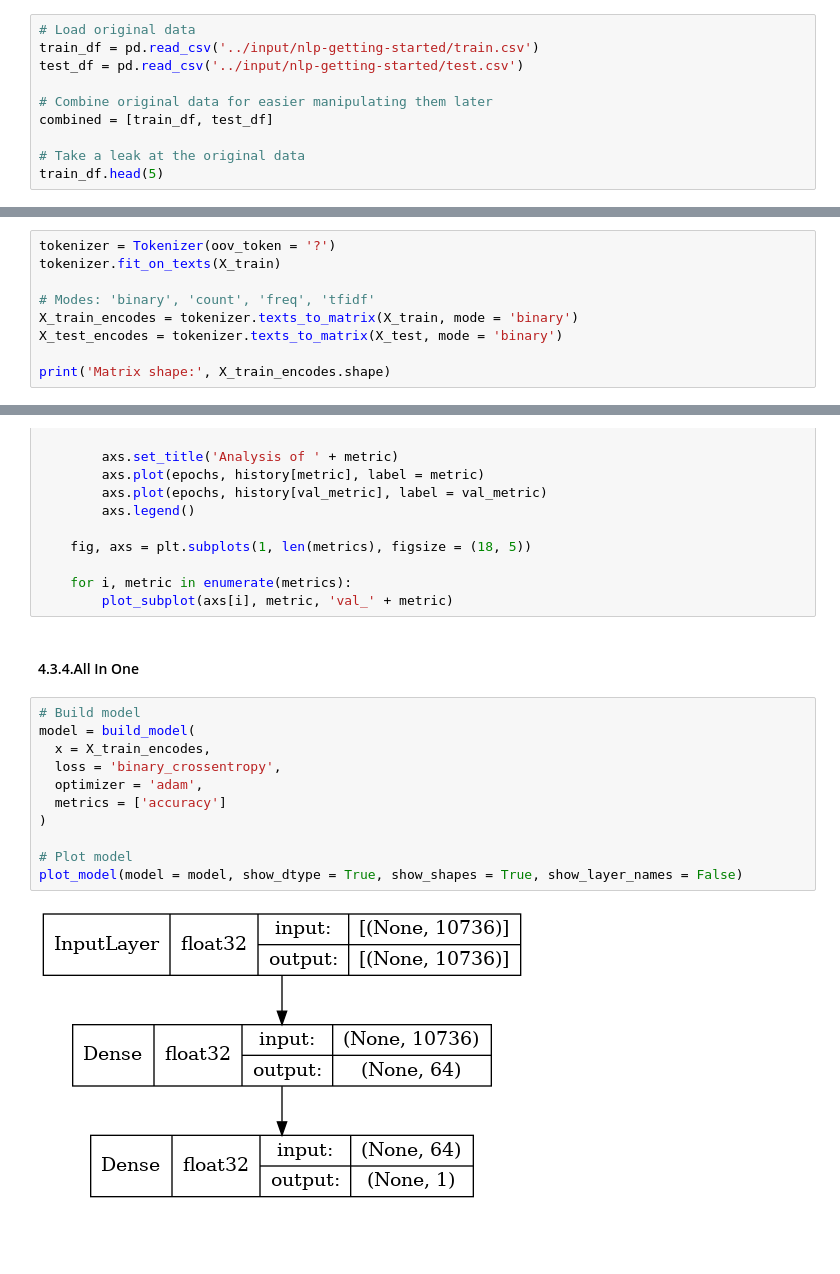
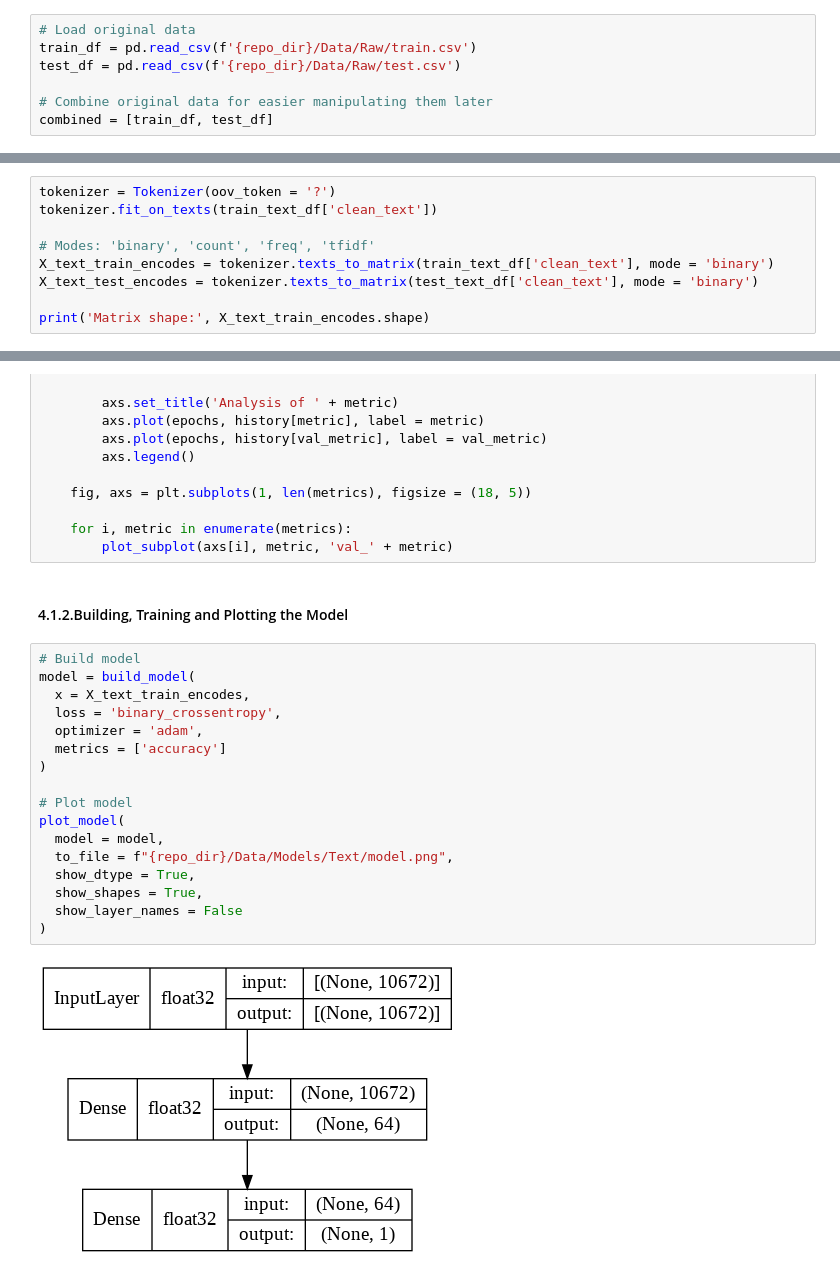
Before and after one commit to keivanipchihagh/NLP-with-Disaster-Tweets, a Jupyter notebook: NLP with Disaster Tweets.ipynb, the cells around one changed output, grey strips where cells are left out. Drawn from its saved outputs; the diff is of its cells as text; blank space fills up the shorter version.

```diff
--- a/NLP with Disaster Tweets.ipynb
+++ b/NLP with Disaster Tweets.ipynb
@@ -22,11 +32,8 @@ from keras.layers import Dense                            # Dense layer
 nlp = spacy.load('en_core_web_sm')  # Load the English language (Other options: en_core_web_md, en_core_web_lg)
 # %%
 # Load original data
-train_df = pd.read_csv('../input/nlp-getting-started/train.csv')
-test_df = pd.read_csv('../input/nlp-getting-started/test.csv')
+train_df = pd.read_csv(f'{repo_dir}/Data/Raw/train.csv')
+test_df = pd.read_csv(f'{repo_dir}/Data/Raw/test.csv')
 
 # Combine original data for easier manipulating them later
 combined = [train_df, test_df]
-
-# Take a leak at the original data
-train_df.head(5)
@@ -573,10 +580,10 @@ X_test = test_text_df['clean_text']
 # %%
 tokenizer = Tokenizer(oov_token = '?')
-tokenizer.fit_on_texts(X_train)
+tokenizer.fit_on_texts(train_text_df['clean_text'])
 
 # Modes: 'binary', 'count', 'freq', 'tfidf'
-X_train_encodes = tokenizer.texts_to_matrix(X_train, mode = 'binary')
-X_test_encodes = tokenizer.texts_to_matrix(X_test, mode = 'binary')
+X_text_train_encodes = tokenizer.texts_to_matrix(train_text_df['clean_text'], mode = 'binary')
+X_text_test_encodes = tokenizer.texts_to_matrix(test_text_df['clean_text'], mode = 'binary')
 
-print('Matrix shape:', X_train_encodes.shape)
+print('Matrix shape:', X_text_train_encodes.shape)
 # %% [output]
@@ -629,21 +630,27 @@ def plot_model_training(epochs, history, metrics):
 
     for i, metric in enumerate(metrics):
         plot_subplot(axs[i], metric, 'val_' + metric)
-# %% [markdown]
-#### 4.3.4.All In One
+# %% [markdown]
+#### 4.1.2.Building, Training and Plotting the Model
 # %%
 # Build model
 model = build_model(
-  x = X_train_encodes,
+  x = X_text_train_encodes,
   loss = 'binary_crossentropy',
   optimizer = 'adam',
   metrics = ['accuracy']
 )
 
 # Plot model
-plot_model(model = model, show_dtype = True, show_shapes = True, show_layer_names = False)
+plot_model(
+  model = model,
+  to_file = f"{repo_dir}/Data/Models/Text/model.png",
+  show_dtype = True,
+  show_shapes = True,
+  show_layer_names = False
+)
 # %% [output]
-[figure, old version]
+[figure, new version]
 # %%
 # Train model
 history = train_model(
```
Also changed, not shown: parts of 28 cells of this notebook.
